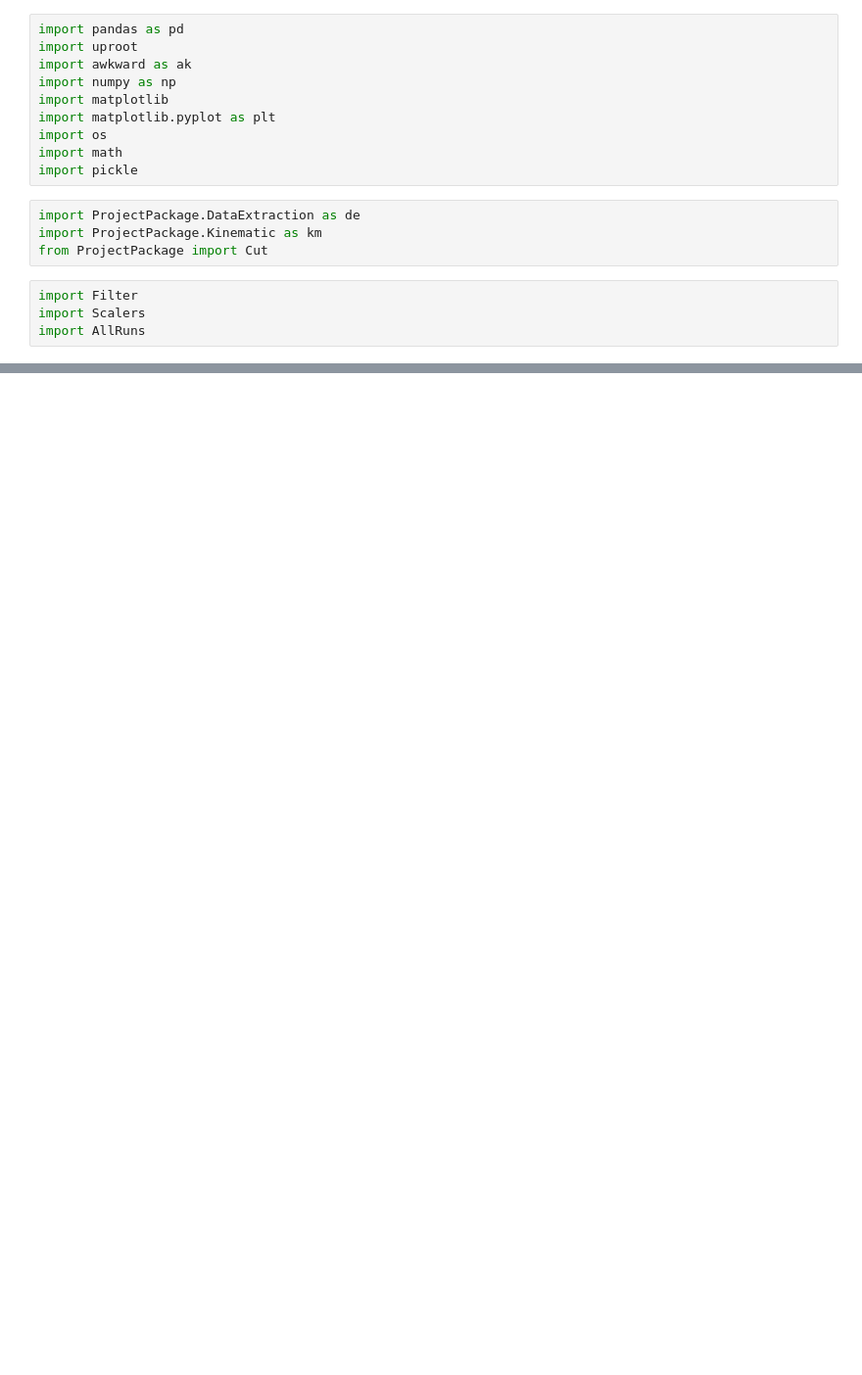
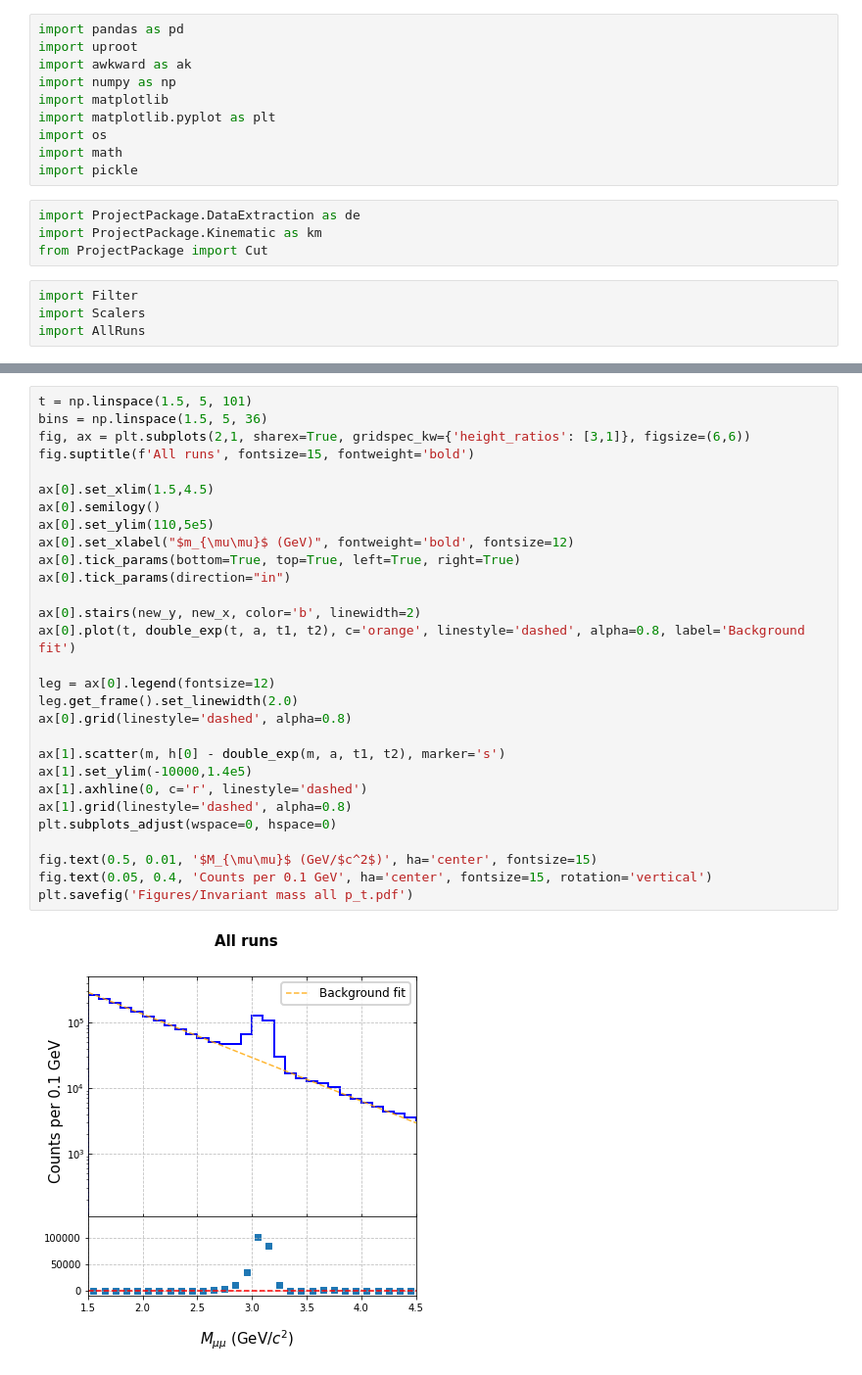
Before and after one commit to matteoIMT/qqbar2mumu-2021, a Jupyter notebook: All_runs.ipynb, the cells around one changed output, grey strips where cells are left out. Shown at 98% size. Drawn from its saved outputs; the diff is of its cells as text; blank space fills up the shorter version.

```diff
--- a/All_runs.ipynb
+++ b/All_runs.ipynb
@@ -60,0 +189,31 @@ for y, x in H.values():
+# %%
+t = np.linspace(1.5, 5, 101)
+bins = np.linspace(1.5, 5, 36)
+fig, ax = plt.subplots(2,1, sharex=True, gridspec_kw={'height_ratios': [3,1]}, figsize=(6,6))
+fig.suptitle(f'All runs', fontsize=15, fontweight='bold')
+
+ax[0].set_xlim(1.5,4.5)
+ax[0].semilogy()
+ax[0].set_ylim(110,5e5)
+ax[0].set_xlabel("$m_{\mu\mu}$ (GeV)", fontweight='bold', fontsize=12)
+ax[0].tick_params(bottom=True, top=True, left=True, right=True)
+ax[0].tick_params(direction="in")
+
+ax[0].stairs(new_y, new_x, color='b', linewidth=2)
+ax[0].plot(t, double_exp(t, a, t1, t2), c='orange', linestyle='dashed', alpha=0.8, label='Background fit')
+
+leg = ax[0].legend(fontsize=12)
+leg.get_frame().set_linewidth(2.0)
+ax[0].grid(linestyle='dashed', alpha=0.8)
+
+ax[1].scatter(m, h[0] - double_exp(m, a, t1, t2), marker='s')
+ax[1].set_ylim(-10000,1.4e5)
+ax[1].axhline(0, c='r', linestyle='dashed')
+ax[1].grid(linestyle='dashed', alpha=0.8)
+plt.subplots_adjust(wspace=0, hspace=0)
+
+fig.text(0.5, 0.01, '$M_{\mu\mu}$ (GeV/$c^2$)', ha='center', fontsize=15)
+fig.text(0.05, 0.4, 'Counts per 0.1 GeV', ha='center', fontsize=15, rotation='vertical')
+plt.savefig('Figures/Invariant mass all p_t.pdf')
+# %% [output]
+[figure, added]
```
Also changed, not shown: parts of 33 cells of this notebook, 5 other files.
